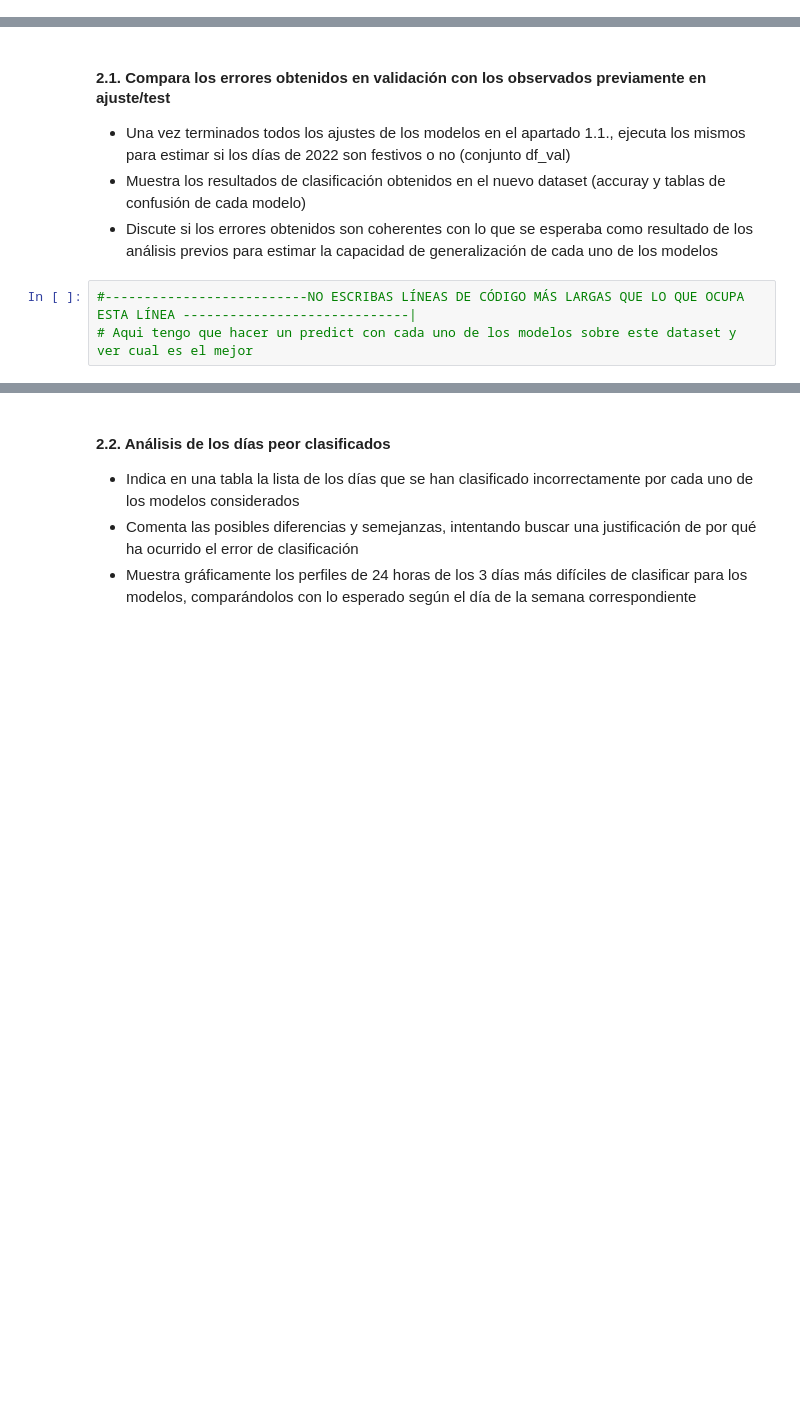
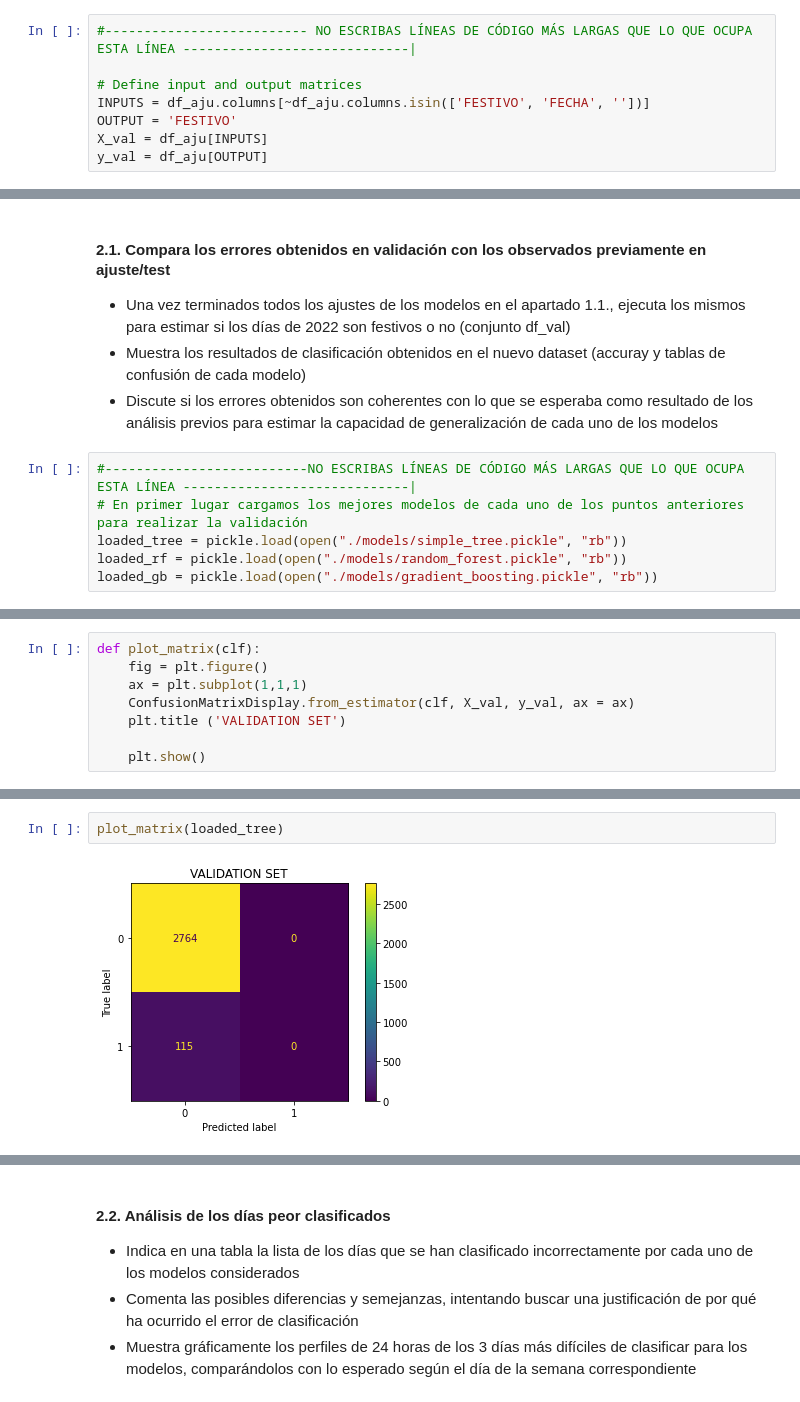
Before and after one commit to maroacc/ensemble, a Jupyter notebook: ass1_ML2_GRUPO_G3_Marta.ipynb, the cells around one changed output, grey strips where cells are left out. Saved outputs shown, nothing was run; the diff lists cells and outputs as text; blank space fills up the shorter version.

Commit message:
RF terminado. Falta comentar
Empezando validación. Falta stacking, bagged tree y pcas por añadir. Código estructurado

```diff
--- a/ass1_ML2_GRUPO_G3_Marta.ipynb
+++ b/ass1_ML2_GRUPO_G3_Marta.ipynb
@@ -443,0 +459,8 @@ Dataframe con todos los datos leidos (filas: días, columnas: variables):
+# %%
+#-------------------------- NO ESCRIBAS LÍNEAS DE CÓDIGO MÁS LARGAS QUE LO QUE OCUPA ESTA LÍNEA -----------------------------|
+
+# Define input and output matrices
+INPUTS = df_aju.columns[~df_aju.columns.isin(['FESTIVO', 'FECHA', ''])]
+OUTPUT = 'FESTIVO'
+X_val = df_aju[INPUTS]
+y_val = df_aju[OUTPUT]
@@ -448,4 +485,7 @@ Dataframe con todos los datos leidos (filas: días, columnas: variables):
 - Discute si los errores obtenidos son coherentes con lo que se esperaba como resultado de los análisis previos para estimar la capacidad de generalización de cada uno de los modelos
 # %%
 #--------------------------NO ESCRIBAS LÍNEAS DE CÓDIGO MÁS LARGAS QUE LO QUE OCUPA ESTA LÍNEA -----------------------------|
-# Aqui tengo que hacer un predict con cada uno de los modelos sobre este dataset y ver cual es el mejor
+# En primer lugar cargamos los mejores modelos de cada uno de los puntos anteriores para realizar la validación
+loaded_tree = pickle.load(open("./models/simple_tree.pickle", "rb"))
+loaded_rf = pickle.load(open("./models/random_forest.pickle", "rb"))
+loaded_gb = pickle.load(open("./models/gradient_boosting.pickle", "rb"))
@@ -451,0 +509,8 @@ Dataframe con todos los datos leidos (filas: días, columnas: variables):
+# %%
+def plot_matrix(clf):
+    fig = plt.figure()
+    ax = plt.subplot(1,1,1)
+    ConfusionMatrixDisplay.from_estimator(clf, X_val, y_val, ax = ax)
+    plt.title ('VALIDATION SET')
+
+    plt.show()
@@ -451,0 +537,4 @@ Dataframe con todos los datos leidos (filas: días, columnas: variables):
+# %%
+plot_matrix(loaded_tree)
+# %% [output]
+[figure, added]
```
Also changed, not shown: parts of 18 cells of this notebook.
